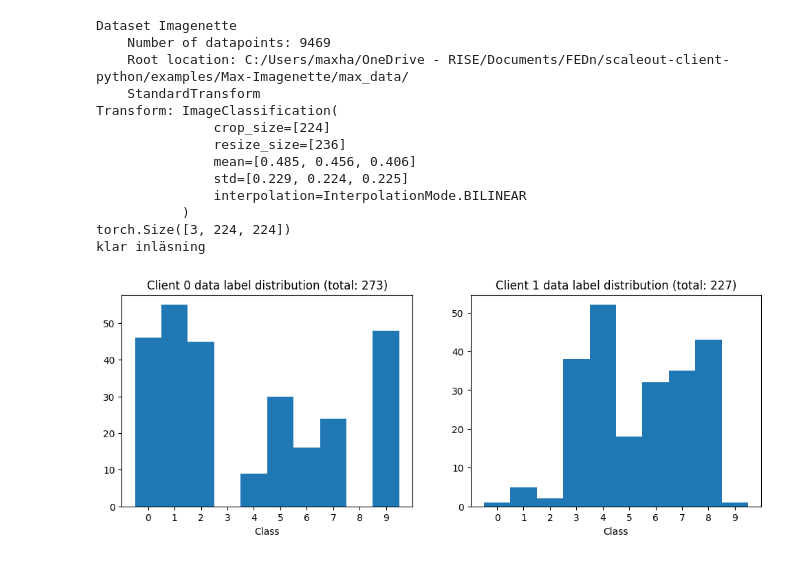
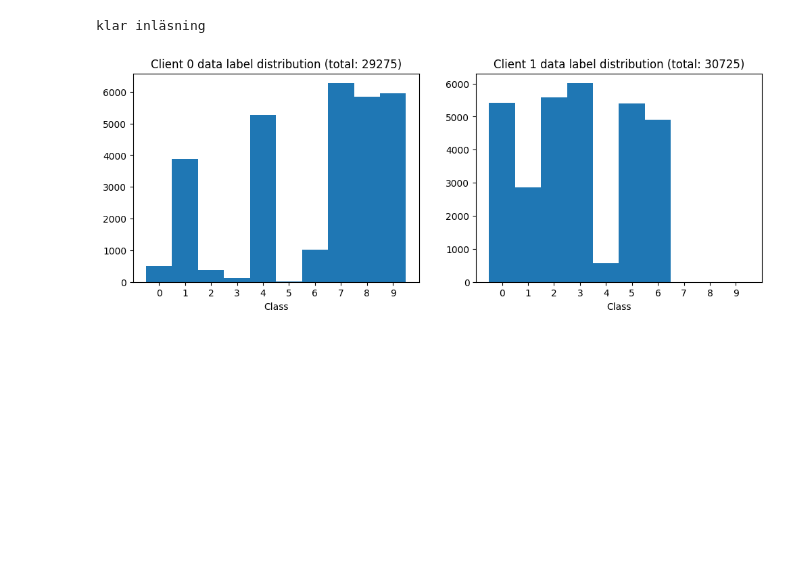
Before and after one commit to mhalleryd/MEX-FEDn, a Jupyter notebook: scaleout-client-python/examples/Max-Imagenette/max_test.ipynb, the cells around one changed output. Drawn from its saved outputs; the diff is of its cells as text; code cells hidden in the pictures; blank space fills up the shorter version.

```diff
--- a/scaleout-client-python/examples/Max-Imagenette/max_test.ipynb
+++ b/scaleout-client-python/examples/Max-Imagenette/max_test.ipynb
@@ -1,6 +1,6 @@
 # %%
-from client.model import compile_model, save_parameters, load_parameters
-from client.startup import MyClient, prepare_data
+from client.model import compile_model, save_parameters
+from client.startup import MyClient
 from client.data import load_data
 from server_functions import ServerFunctions
 from scaleout.client.edge_client import EdgeClient
@@ -9,13 +9,10 @@ import matplotlib.pyplot as plt
 import numpy as np
 
 
-#get_data('C:/Users/maxha/OneDrive - RISE/Documents/FEDn/scaleout-client-python/examples/server-functions/max_data')
 model = compile_model()
 print(model)
 
 N_clients = 2
 edge = EdgeClient()
-clients = dict()
 clients = [MyClient(edge) for _ in range(N_clients)]
-#prepare_data()
 # %% [output]
@@ -40,27 +26,30 @@ ConvNeXt(
 import pickle
 import torchvision
 from torchvision import transforms, datasets
-def niid_loader(data_path=None, is_train=True, idx_dict_path=None, dataset_name='mnist', indices_path=None):
-    with open(idx_dict_path, 'rb') as f:
-        idx_dict = pickle.load(f)
+def niid_loader(data_path=None, dataset_name='mnist', is_train=True, download=False):
+    """Implements non-iid data across clients using NIID-bench:
+    https://github.com/Xtra-Computing/NIID-Bench#"""
 
 
     if data_path == None:
         print('No data path given!')
         return
 
-    elif idx_dict == None:
-        print('No dictionary for mapping non-iid datadata to clients!')
-        return
 
     #Imagenette för convnext
     if dataset_name == 'imagenette':
-        data = load_data(data_path=data_path, is_train=is_train)
+        data = load_data(data_path=data_path, is_train=is_train, download=download)
         print(data)
         print(data[0][0].shape)
 
-        with open(indices_path, 'rb') as f:
-            indices_map = pickle.load(f)
+        #non-iid map
+        with open('./max_dataidx_maps/imagenette_500samples_dataidx_map_labeldir_beta05.pkl', 'rb') as f:
+            idx_dict = pickle.load(f)
+
+
+        with open('./max_dataidx_maps/imagenette_indices.pkl', 'rb') as f:
+            indices_map = pickle.load(f)    #Mappar subset-idx till riktiga idx i datasetet
+
 
         client_ds = [
             torch.utils.data.Subset(data, indices_map[indices])
@@ -73,58 +62,48 @@ def niid_loader(data_path=None, is_train=True, idx_dict_path=None, dataset_name=
         data = datasets.MNIST(
             root=data_path,
             train=is_train,
-            download=False,
+            download=download,
             transform=transforms.Compose([
                 transforms.ToTensor()
             ])
         )
+
+        #non-iid map
+        with open('./max_dataidx_maps/net_dataidx_map_labeldir_beta05.pkl', 'rb') as f:
+            idx_dict = pickle.load(f)
 
         client_ds = [
             torch.utils.data.Subset(data, indices)
             for key, indices in idx_dict.items()
             ]
 
 
     return client_ds
 
-# client_ds = niid_loader(
-#     data_path='C:/Users/maxha/OneDrive - RISE/Documents/FEDn/scaleout-client-python/examples/server-functions/max_data/',
-#     is_train=True,
-#     idx_dict_path='C:/Users/maxha/OneDrive - RISE/Documents/NIID-Bench/max_dataidx_maps/net_dataidx_map_labeldir_beta05.pkl',
-#     )
+
+
 
 client_ds = niid_loader(
-    data_path='C:/Users/maxha/OneDrive - RISE/Documents/FEDn/scaleout-client-python/examples/Max-Imagenette/max_data/',
+    data_path='./max_data',
     is_train=True,
-    idx_dict_path='C:/Users/maxha/OneDrive - RISE/Documents/NIID-Bench/max_dataidx_maps/imagenette_500samples_dataidx_map_labeldir_beta05.pkl', #'C:/Users/maxha/OneDrive - RISE/Documents/NIID-Bench/max_partitions/net_dataidx_map_labeldir_beta05.pkl',
-    dataset_name='imagenette',
-    indices_path='C:/Users/maxha/OneDrive - RISE/Documents/NIID-Bench/max_dataidx_maps/imagenette_indices.pkl'
+    dataset_name='mnist',
     )
+
+
 print('klar inläsning')
 labels = [[] for _ in range(N_clients)]
 for c in range(N_clients):
     for _, label in client_ds[c]:
         labels[c].append(label)
+
 #Client data distribution
 fig, axs = plt.subplots(1,N_clients, figsize=(12,4))
 for i, client_labels in enumerate(labels):
     axs[i].hist(client_labels, bins=np.arange(11)-0.5)
     axs[i].set_title(f'Client {i} data label distribution (total: {len(client_labels)})')
     axs[i].set_xlabel('Class')
     axs[i].set_xticks(np.arange(10))
 plt.show()
 # %% [output]
-Dataset Imagenette
-    Number of datapoints: 9469
-    Root location: C:/Users/maxha/OneDrive - RISE/Documents/FEDn/scaleout-client-python/examples/Max-Imagenette/max_data/
-    StandardTransform
-Transform: ImageClassification(
-               crop_size=[224]
-               resize_size=[236]
-               mean=[0.485, 0.456, 0.406]
-               std=[0.229, 0.224, 0.225]
-               interpolation=InterpolationMode.BILINEAR
-           )
-torch.Size([3, 224, 224])
 klar inläsning
-[figure, old version]
+[figure, new version]
```
Also changed, not shown: parts of 6 cells of this notebook, 6 other files.
